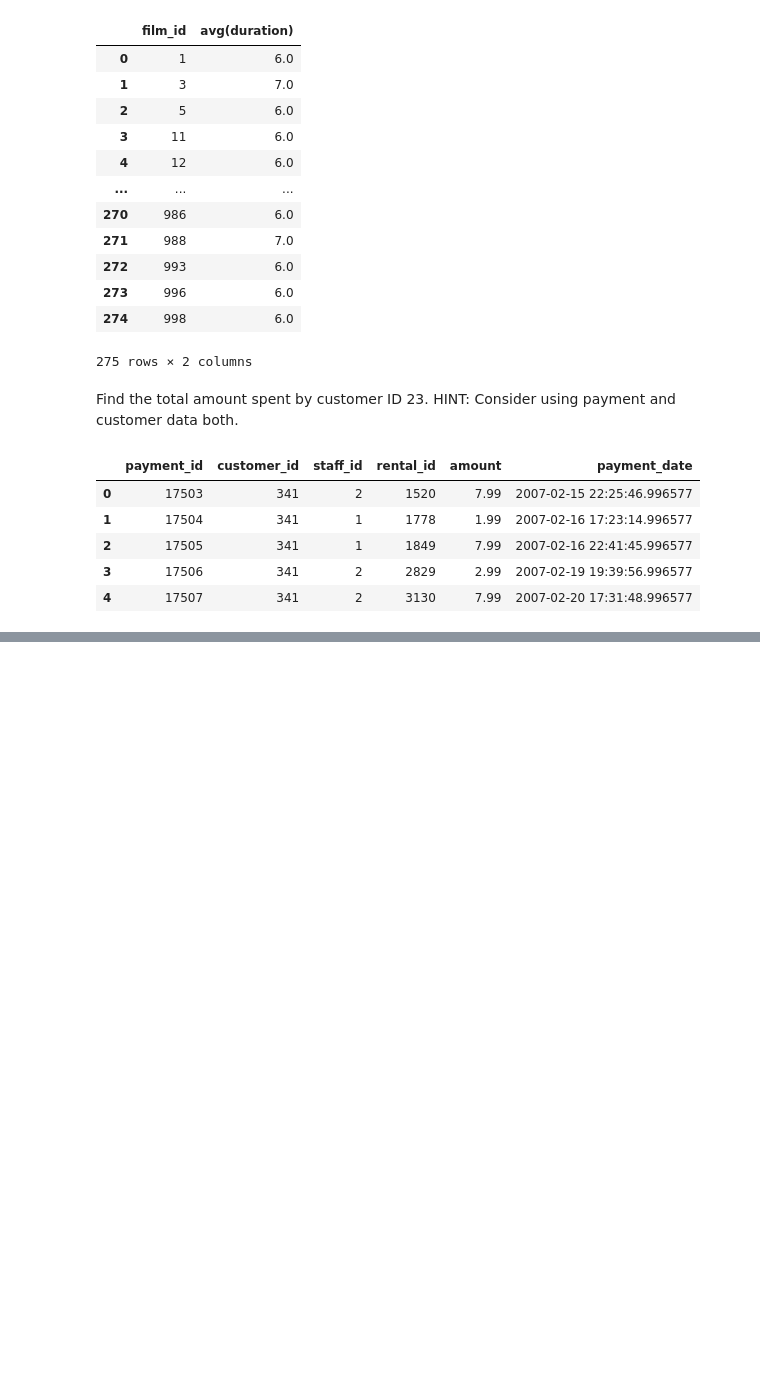
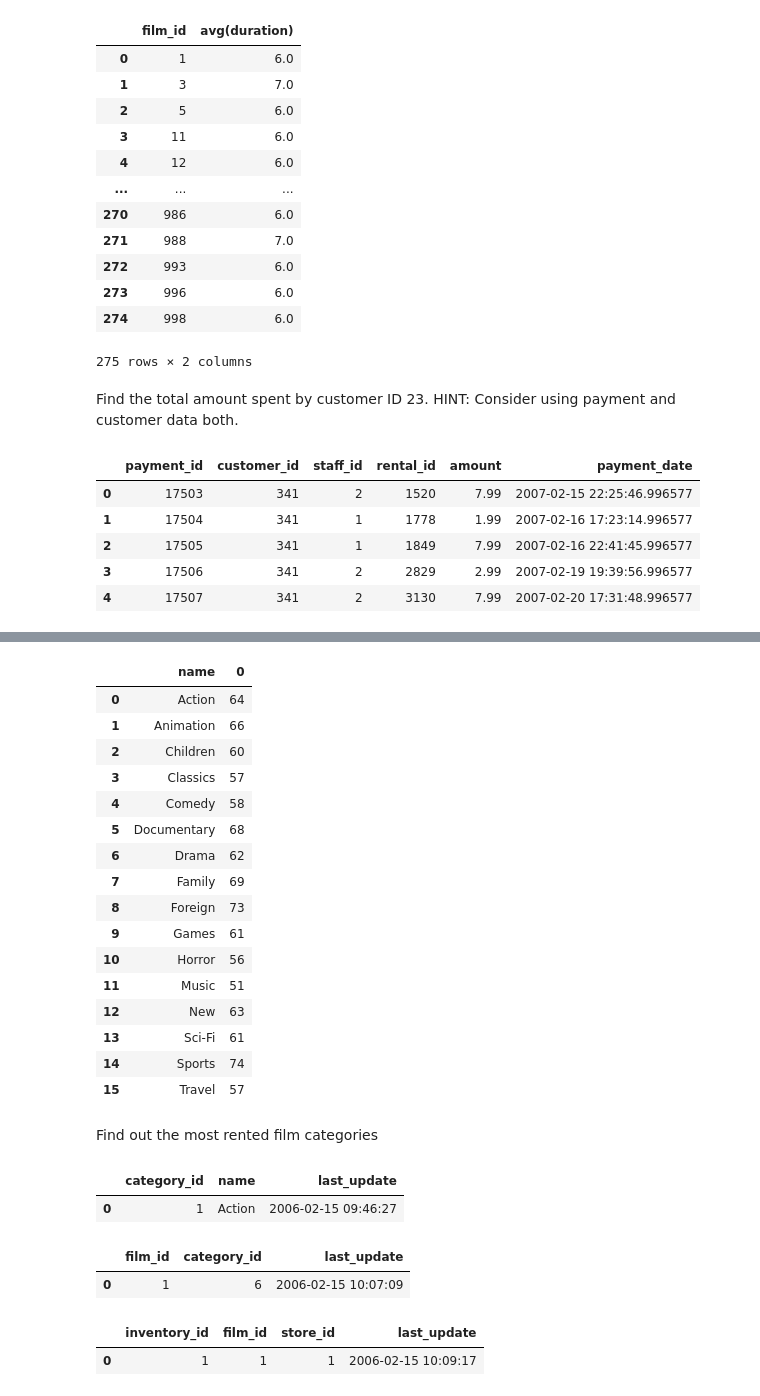
Before and after one commit to bayraktarengin/eurotech_ds, a Jupyter notebook: dvd.ipynb, the cells around one changed output, grey strips where cells are left out. Drawn from its saved outputs; the diff is of its cells as text; code cells hidden in the pictures; blank space fills up the shorter version.

```diff
--- a/dvd.ipynb
+++ b/dvd.ipynb
@@ -466,0 +634,37 @@ sqldf(q)
+# %%
+pd.merge(category, film_category, on='category_id').groupby('name').size().reset_index()
+# %% [output]
+|  | name | 0 |
+| 0 | Action | 64 |
+| 1 | Animation | 66 |
+| 2 | Children | 60 |
+| 3 | Classics | 57 |
+| 4 | Comedy | 58 |
+| 5 | Documentary | 68 |
+| 6 | Drama | 62 |
+| 7 | Family | 69 |
+| 8 | Foreign | 73 |
+| 9 | Games | 61 |
+| 10 | Horror | 56 |
+| 11 | Music | 51 |
+| 12 | New | 63 |
+| 13 | Sci-Fi | 61 |
+| 14 | Sports | 74 |
+| 15 | Travel | 57 |
+# %% [markdown]
+Find out the most rented film categories
+# %%
+category.head(1)
+# %% [output]
+|  | category_id | name | last_update |
+| 0 | 1 | Action | 2006-02-15 09:46:27 |
+# %%
+film_category.head(1)
+# %% [output]
+|  | film_id | category_id | last_update |
+| 0 | 1 | 6 | 2006-02-15 10:07:09 |
+# %%
+inventory.head(1)
+# %% [output]
+|  | inventory_id | film_id | store_id | last_update |
+| 0 | 1 | 1 | 1 | 2006-02-15 10:09:17 |
```
Also changed, not shown: parts of 25 cells of this notebook.
